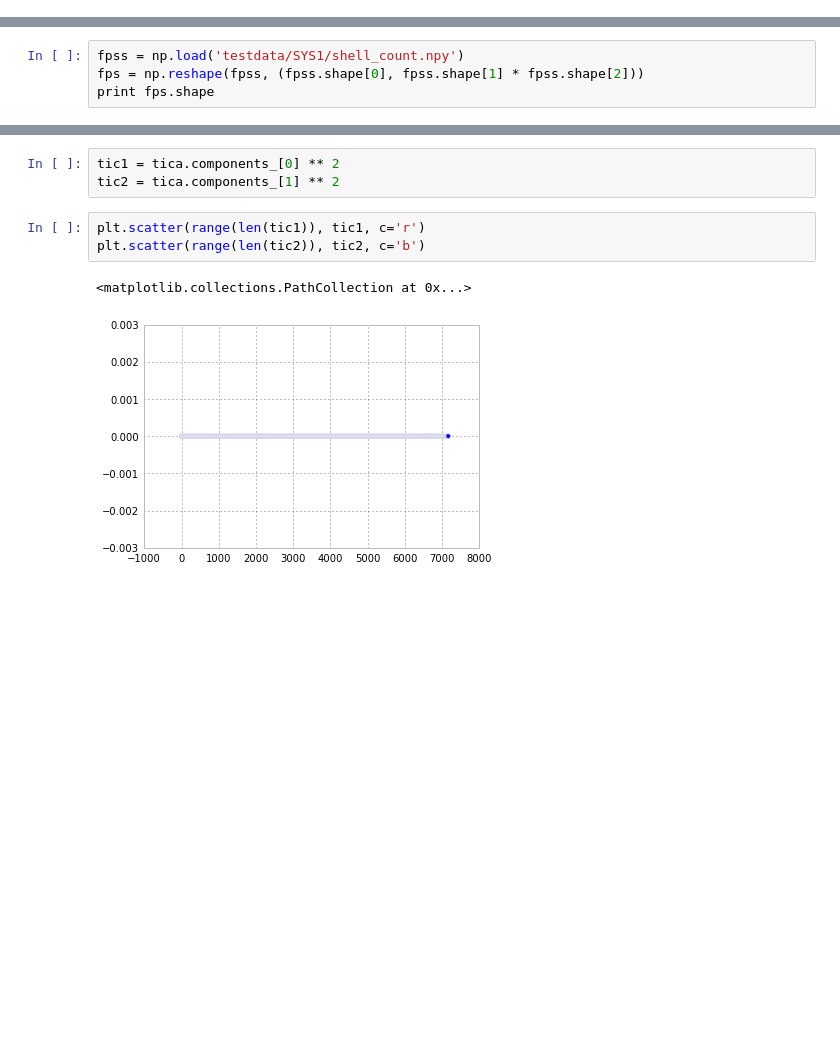
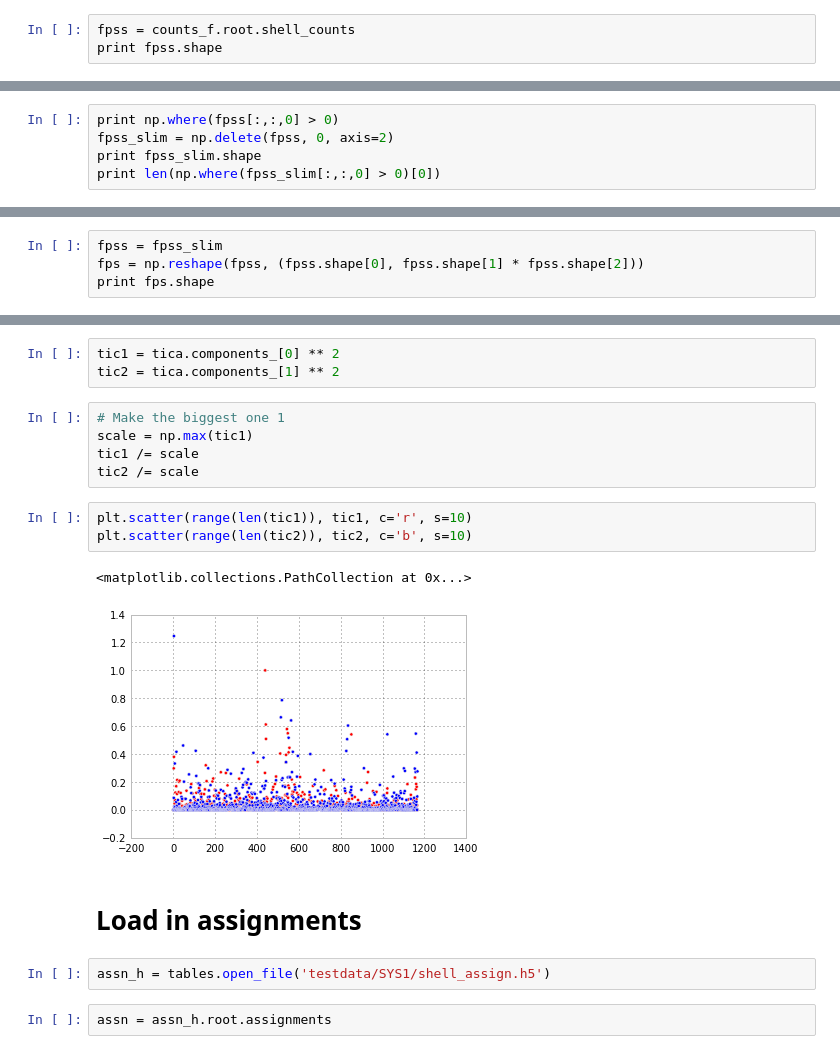
Before and after one commit to mpharrigan/wetmsm, a Jupyter notebook: ipython/bphc.ipynb, the cells around one changed output, grey strips where cells are left out. Drawn from its saved outputs; the diff is of its cells as text; blank space fills up the shorter version.

```diff
--- a/ipython/bphc.ipynb
+++ b/ipython/bphc.ipynb
@@ -13,0 +17,3 @@ solvent_ind = np.loadtxt('solvent_indices.dat', dtype=int, ndmin=2)
+# %%
+fpss = counts_f.root.shell_counts
+print fpss.shape
@@ -13,0 +24,5 @@ solvent_ind = np.loadtxt('solvent_indices.dat', dtype=int, ndmin=2)
+# %%
+print np.where(fpss[:,:,0] > 0)
+fpss_slim = np.delete(fpss, 0, axis=2)
+print fpss_slim.shape
+print len(np.where(fpss_slim[:,:,0] > 0)[0])
@@ -14,5 +33,5 @@ solvent_ind = np.loadtxt('solvent_indices.dat', dtype=int, ndmin=2)
 # %%
-fpss = np.load('testdata/SYS1/shell_count.npy')
+fpss = fpss_slim
 fps = np.reshape(fpss, (fpss.shape[0], fpss.shape[1] * fpss.shape[2]))
 print fps.shape
 # %% [output]
@@ -49,9 +68,20 @@ print tica.components_[1].shape
 # %%
 tic1 = tica.components_[0] ** 2
 tic2 = tica.components_[1] ** 2
+# %%
+# Make the biggest one 1
+scale = np.max(tic1)
+tic1 /= scale
+tic2 /= scale
 # %%
-plt.scatter(range(len(tic1)), tic1, c='r')
-plt.scatter(range(len(tic2)), tic2, c='b')
+plt.scatter(range(len(tic1)), tic1, c='r', s=10)
+plt.scatter(range(len(tic2)), tic2, c='b', s=10)
 # %% [output]
 <matplotlib.collections.PathCollection at 0x...>
-[figure, old version]
+[figure, new version]
+# %% [markdown]
+# Load in assignments
+# %%
+assn_h = tables.open_file('testdata/SYS1/shell_assign.h5')
+# %%
+assn = assn_h.root.assignments
```
Also changed, not shown: parts of 9 cells of this notebook.
